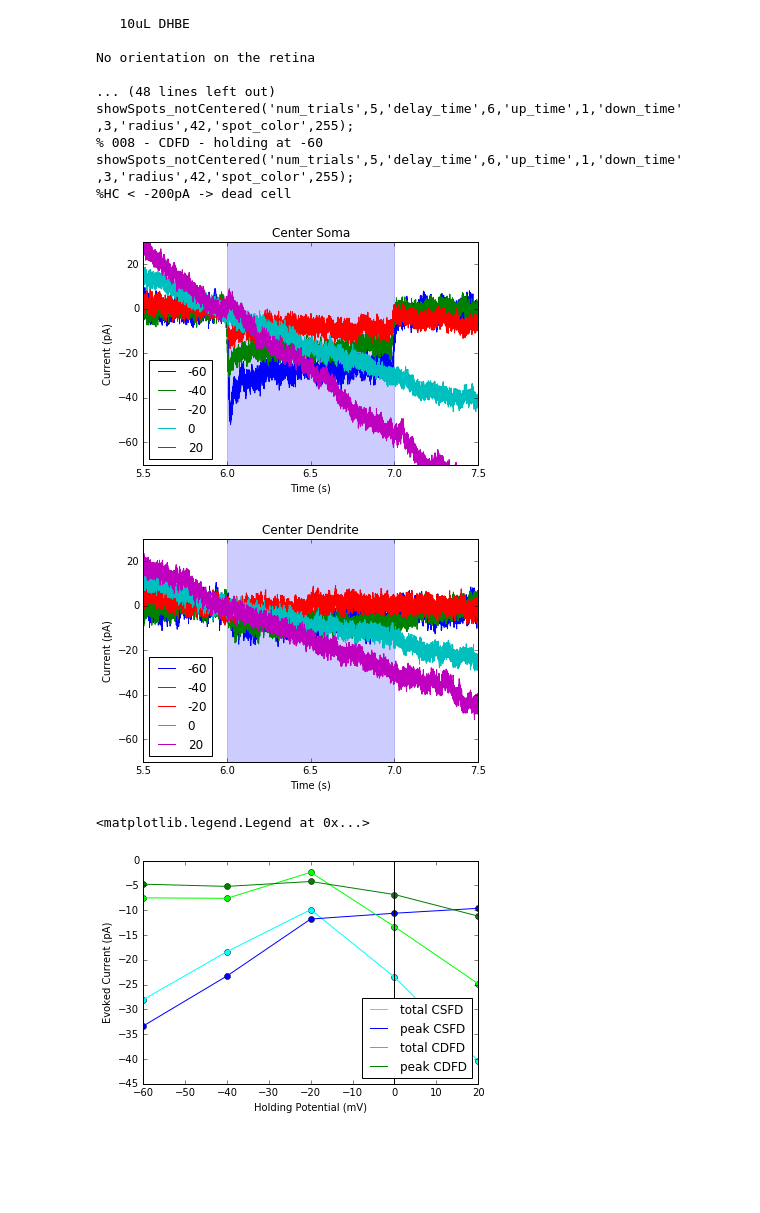
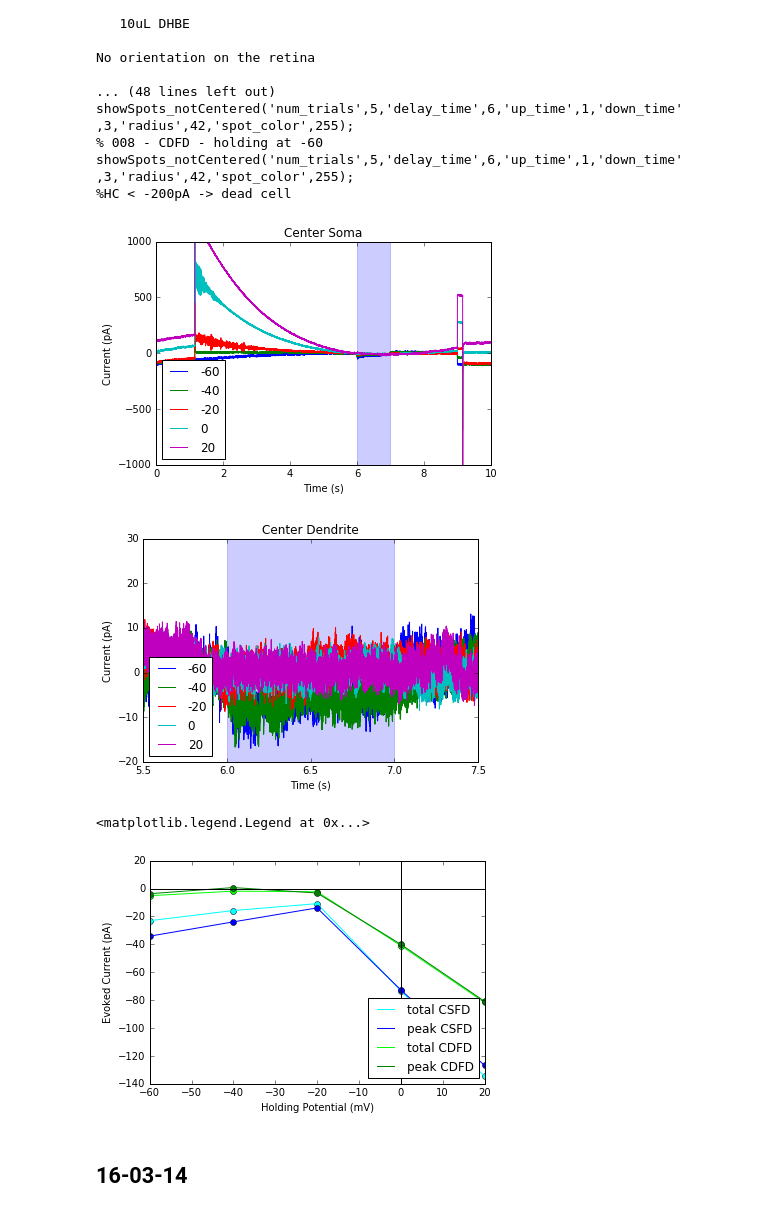
Before and after one commit to vdutell/ephysanalysis, a Jupyter notebook: vclamp.ipynb, the cells around one changed output. Cells and saved outputs as stored; diff of their text form; code cells hidden in the pictures; blank space fills up the shorter version.

Commit message:
added high pass filtering

```diff
--- a/vclamp.ipynb
+++ b/vclamp.ipynb
@@ -1119,7 +1119,7 @@ showSpots_notCentered('num_trials',5,'delay_time',6,'up_time',1,'down_time' ,3,'
 showSpots_notCentered('num_trials',5,'delay_time',6,'up_time',1,'down_time' ,3,'radius',42,'spot_color',255);
 %HC < -200pA -> dead cell
 # %%
-def plotavgsweeps(sweeplist, conditions_list, fnamepre, fnamepost, mylabel, stimstart, stimend, rawbg, submean):
+def plotavgsweeps(sweeplist, conditions_list, fnamepre, fnamepost, mylabel, stimstart, stimend, rawbg, submean, hpfilter):
     import numpy as np
     from quantities import kHz, ms, nA, s, uV
     from neo.io import AxonIO
@@ -1160,6 +1160,15 @@ def plotavgsweeps(sweeplist, conditions_list, fnamepre, fnamepost, mylabel, stim
         sigs = [block.segments[i].analogsignals[0] for block in blocks]
         avg = np.mean(sigs, axis=0)
 
+        #filter out very low frequency
+        if(hpfilter):
+            import scipy.signal as sig
+            cutoff = .05 #Hz cuttoff
+            b, a = sig.butter(2, cutoff*2/srate, btype='highpass', analog=False)
+            sigathold = avg[0*srate:9*srate]
+            avg[0*srate:9*srate]= sig.lfilter(b, a, sigathold)
+
+
         if(submean):
             baseline = 1000
             avg = avg - np.mean(avg[stimstart*srate-baseline:stimstart*srate])
@@ -1168,6 +1177,7 @@ def plotavgsweeps(sweeplist, conditions_list, fnamepre, fnamepost, mylabel, stim
         times = times-times[0]
         #print(avg)
 
+
         plt.plot(times, avg, label = sweeplist[i])
 # %%
 sweeplist = ['-60','-40','-20','0','20']
@@ -1178,37 +1188,38 @@ fnamepre = '../data/ChatCreChR2/' + date + ' ChR2ChatCrep46/' + datef2
 fnamepost = '.abf'
 mylabel = ''
 stimstart = 6.
 stimend = 7.
 rawbg = 0
 submean = 1
-fullsweep = 0
+fullsweep = 1
+hpfilter = 1
 
-plotavgsweeps(sweeplist, cs_conditions, fnamepre, fnamepost, mylabel, stimstart, stimend, rawbg, submean)
+plotavgsweeps(sweeplist, cs_conditions, fnamepre, fnamepost, mylabel, stimstart, stimend, rawbg, submean, hpfilter)
 
 ##show limits of stimulation
 plt.axvspan(stimstart, stimend, alpha=0.2, color='blue')
 
 #choose how much of sweep to plot (x and y limits)
 if(fullsweep):
     plt.xlim([0, 10])
     plt.ylim([-1000, 1000])
 elif not(submean):
     plt.xlim([5.5, 7.5])
-    plt.ylim([-200, 500])
+    plt.ylim([-100, 50])
 elif(submean):
     plt.xlim([5.5, 7.5])
     plt.ylim([-70, 30])
 
 plt.xlabel('Time (s)')
 plt.ylabel('Current (pA)')
 
 plt.title('Center Soma')
 
 if not(rawbg):
     plt.legend(loc=3)
     plt.show()
 # %% [output]
-[figure, old version]
+[figure, new version]
 # %%
 sweeplist = ['-60','-40','-20','0','20']
 cs_conditions = ['0003','0004','0005']
@@ -1222,9 +1233,10 @@ stimend = 7.
 rawbg = 0
 submean = 1
 fullsweep = 0
+hpfilter = 1
 
 #call function to average over the sweeps of the same holding potential
-plotavgsweeps(sweeplist, cd_conditions, fnamepre, fnamepost, mylabel, stimstart, stimend, rawbg, submean)
+plotavgsweeps(sweeplist, cd_conditions, fnamepre, fnamepost, mylabel, stimstart, stimend, rawbg, submean, hpfilter)
 
 ##show limits of stimulation
 plt.axvspan(stimstart, stimend, alpha=0.2, color='blue')
@@ -1238,7 +1250,7 @@ elif not(submean):
     plt.ylim([-200, 500])
 elif(submean):
     plt.xlim([5.5, 7.5])
-    plt.ylim([-70, 30])
+    plt.ylim([-20, 30])
 
 plt.xlabel('Time (s)')
 plt.ylabel('Current (pA)')
@@ -1249,5 +1261,5 @@ if not(rawbg):
     plt.legend(loc=3)
     plt.show()
 # %% [output]
-[figure, old version]
+[figure, new version]
 # %%
@@ -1315,10 +1336,11 @@ rawbg = 0
 submean = 1
 fullsweep = 1
 baseline = 0.5
+hpfilter = 1
 
 #call function to average over the sweeps of the same holding potential
-[csievoked, csipevoked] = plotavgiv(sweeplist, cs_conditions, fnamepre, fnamepost, mylabel, stimstart, stimend, baseline, rawbg, submean)
-[cdievoked, cdipevoked] = plotavgiv(sweeplist, cd_conditions, fnamepre, fnamepost, mylabel, stimstart, stimend, baseline, rawbg, submean)
+[csievoked, csipevoked] = plotavgiv(sweeplist, cs_conditions, fnamepre, fnamepost, mylabel, stimstart, stimend, baseline, rawbg, submean, hpfilter)
+[cdievoked, cdipevoked] = plotavgiv(sweeplist, cd_conditions, fnamepre, fnamepost, mylabel, stimstart, stimend, baseline, rawbg, submean, hpfilter)
 
 #CSFD
 plt.plot(sweeplist, csievoked, 'bo', color='cyan')
@@ -1340,4 +1362,6 @@ plt.ylabel('Evoked Current (pA)')
 plt.legend(loc=4)
 # %% [output]
 <matplotlib.legend.Legend at 0x...>
-[figure, old version]
+[figure, new version]
+# %% [markdown]
+## 16-03-14
```
Also changed, not shown: parts of 6 cells of this notebook.
